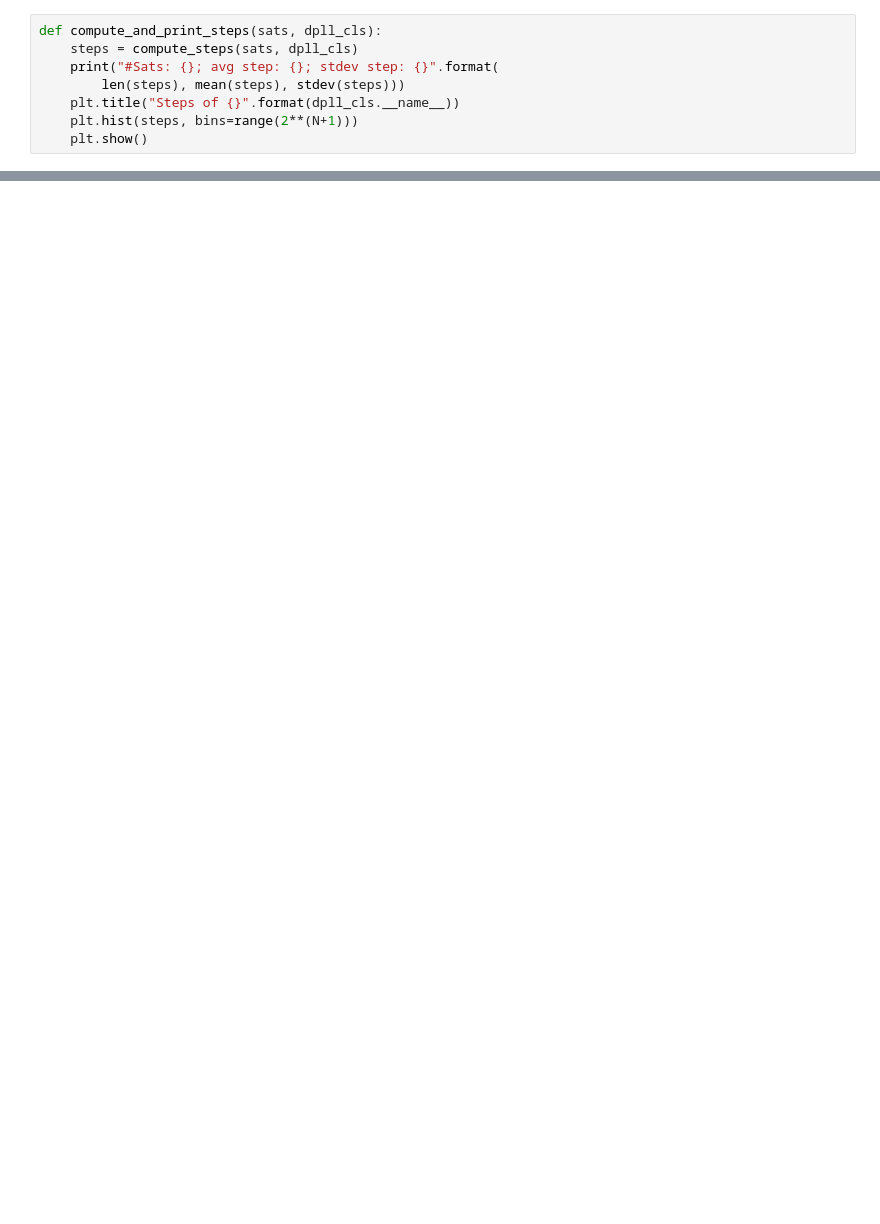
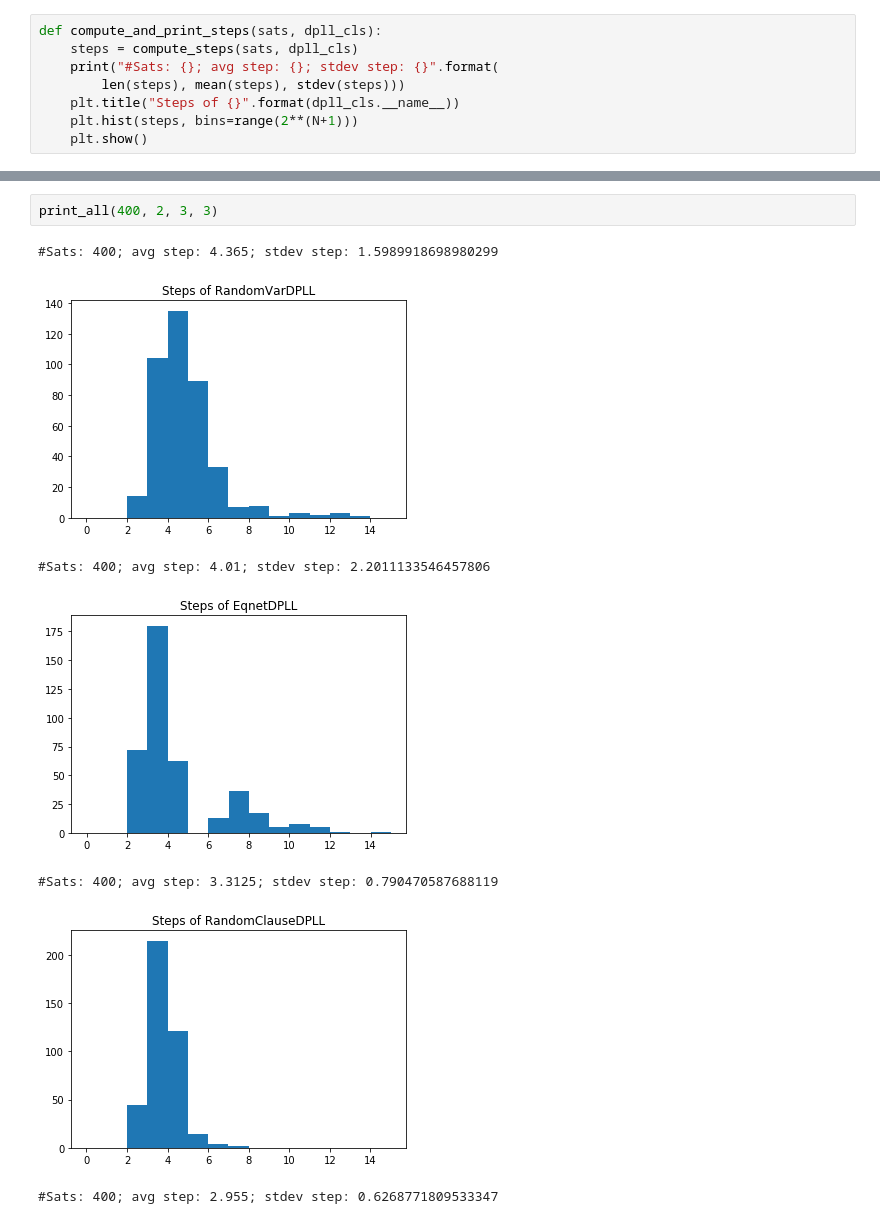
Before and after one commit to mluszczyk/sat-notebooks, a Jupyter notebook: dpll with eqnet etc.ipynb, the cells around one changed output, grey strips where cells are left out. Drawn from its saved outputs; the diff is of its cells as text; blank space fills up the shorter version.

```diff
--- a/dpll with eqnet etc.ipynb
+++ b/dpll with eqnet etc.ipynb
@@ -60,0 +61,10 @@ compute_and_print_steps(sats, RandomClauseDPLL)
+# %%
+print_all(400, 2, 3, 3)
+# %% [output]
+#Sats: 400; avg step: 4.365; stdev step: 1.5989918698980299
+[figure, added]
+#Sats: 400; avg step: 4.01; stdev step: 2.2011133546457806
+[figure, added]
+#Sats: 400; avg step: 3.3125; stdev step: 0.790470587688119
+[figure, added]
+#Sats: 400; avg step: 2.955; stdev step: 0.6268771809533347
```
Also changed, not shown: parts of 10 cells of this notebook, 3 other files.
